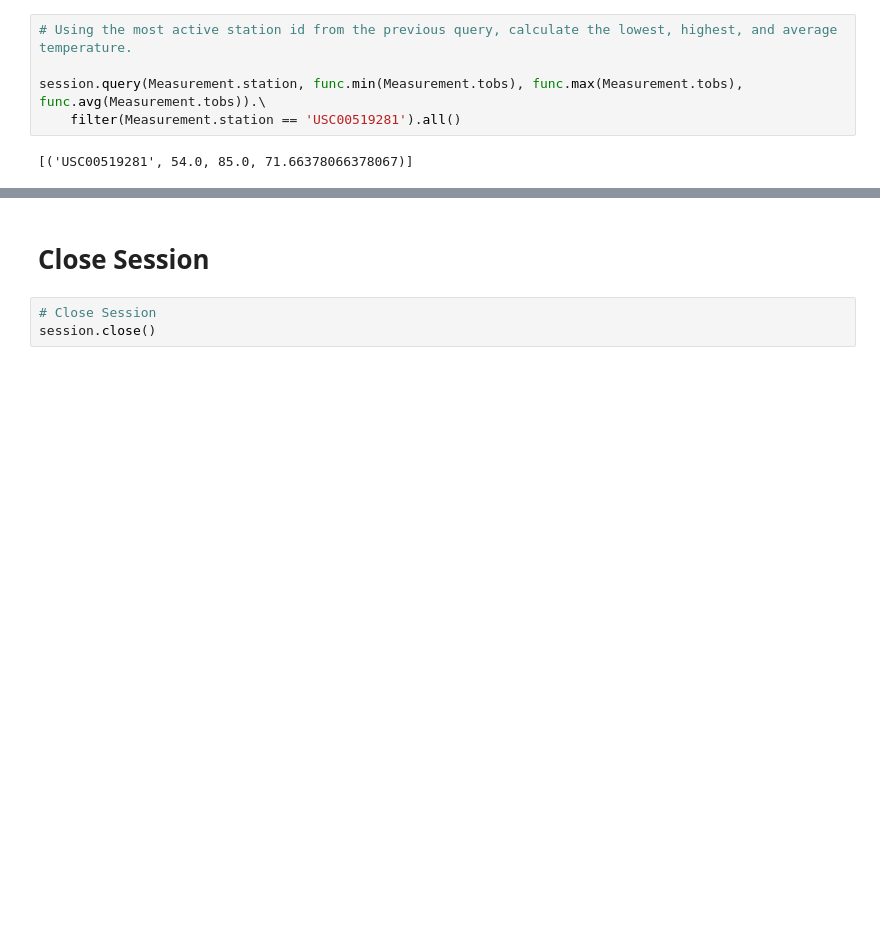
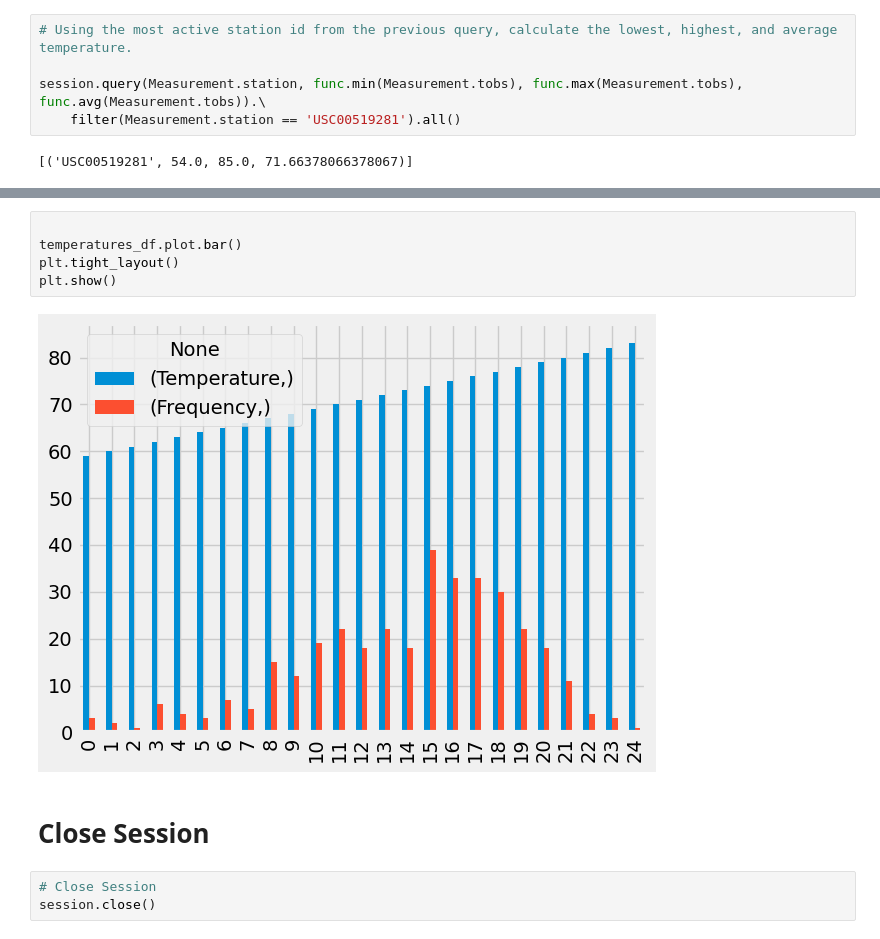
Before and after one commit to ECPrice1/sqlalchemy-challenge, a Jupyter notebook: SurfsUp/climate.ipynb, the cells around one changed output, grey strips where cells are left out. Drawn from its saved outputs; the diff is of its cells as text; blank space fills up the shorter version.

```diff
--- a/SurfsUp/climate.ipynb
+++ b/SurfsUp/climate.ipynb
@@ -215,3 +214,10 @@ plt.show()
+# %%
+
+temperatures_df.plot.bar()
+plt.tight_layout()
+plt.show()
+# %% [output]
+[figure, added]
 # %% [markdown]
 # Close Session
 # %%
```
Also changed, not shown: parts of 10 cells of this notebook, 1 other file.
